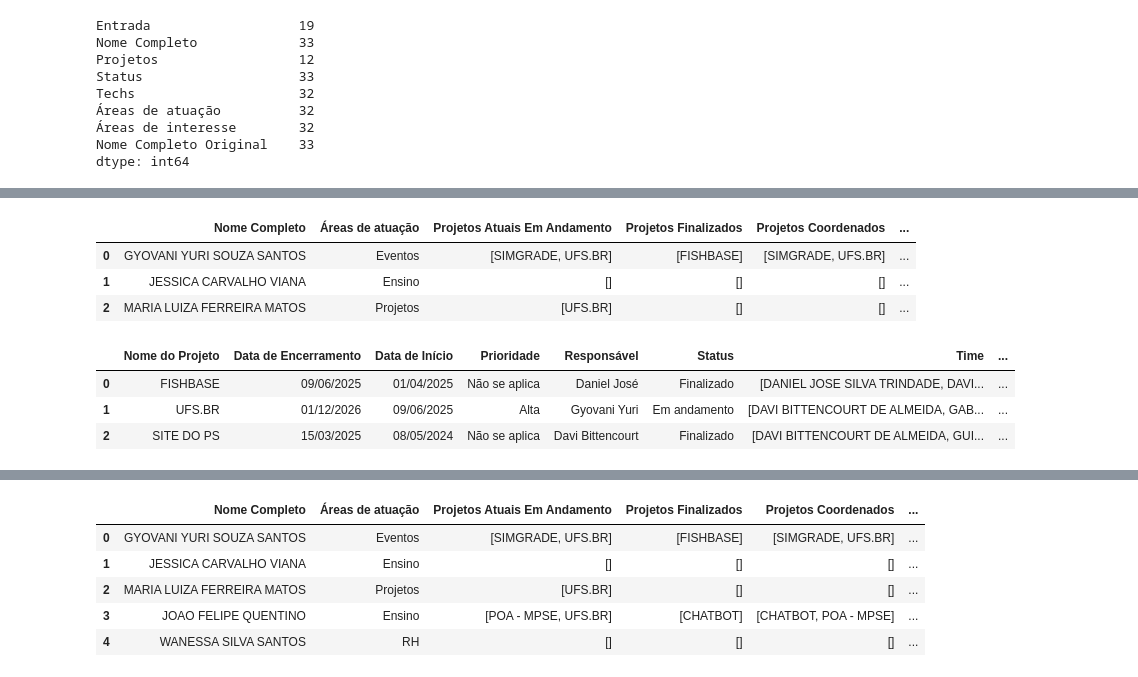
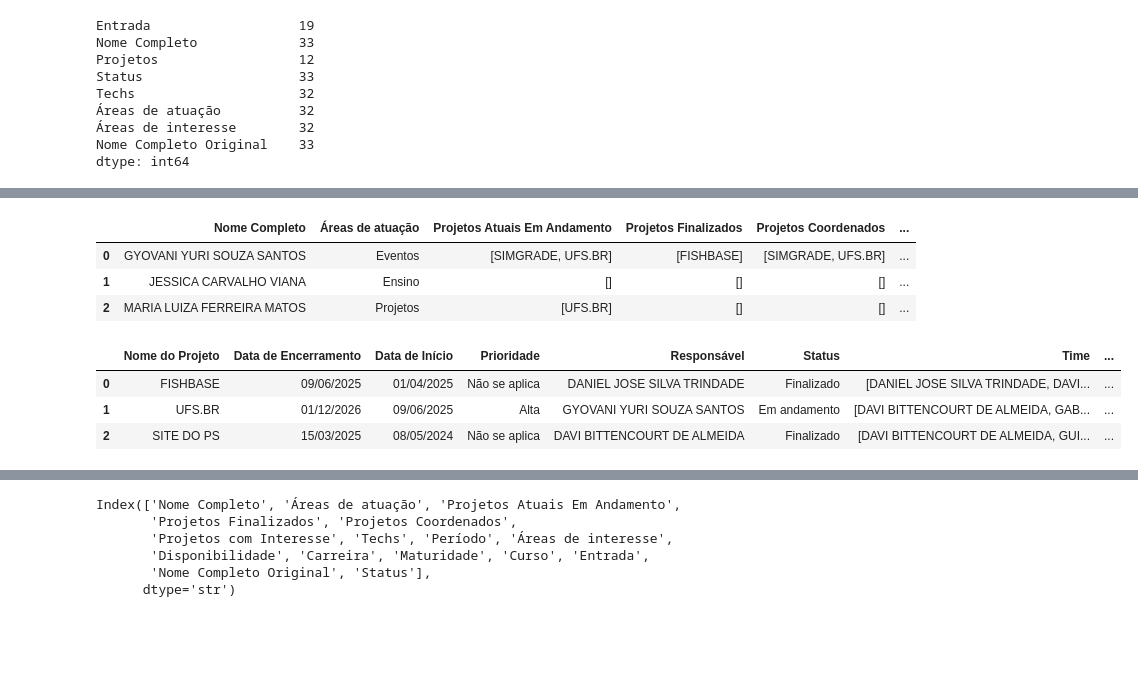
Before and after one commit to LauaneMorais/SimMAP, a Jupyter notebook: notebooks/simmap_data_exploration.ipynb, the cells around one changed output, grey strips where cells are left out. Saved outputs shown, nothing was run; the diff lists cells and outputs as text; code cells hidden in the pictures; blank space fills up the shorter version.

Commit message:
feat(notebook): normalizando a coluna de 'Responsável'

```diff
--- a/notebooks/simmap_data_exploration.ipynb
+++ b/notebooks/simmap_data_exploration.ipynb
@@ -230,14 +230,34 @@ df_projetos[time_col] = df_projetos[time_col].apply(
     ]
 )
 
+# Padroniza Responsável para usar as chaves canônicas presentes em df["Nome Completo"].
+responsavel_col = "Responsável"
+df_projetos[responsavel_col] = df_projetos[responsavel_col].apply(
+    lambda value: ", ".join(
+        [
+            nome
+            for nome in (
+                normalizar_participante(item, nome_lookup)
+                for item in split_participantes(value)
+            )
+            if nome is not None
+        ]
+    ) if not pd.isna(value) else value
+)
+
 series_projetos = build_project_series(
     df_projetos=df_projetos,
     nome_lookup=nome_lookup,
     project_col="Nome do Projeto",
     time_col=time_col,
-    responsavel_col="Responsável",
+    responsavel_col=responsavel_col,
     status_col="Status",
 )
+
+# Evita colisões ao reexecutar a célula no mesmo kernel.
+for base_col in series_projetos.keys():
+    for suffix in ["", "_x", "_y"]:
+        df = df.drop(columns=[f"{base_col}{suffix}"], errors="ignore")
 
 # Aplica no df mantendo Nome Completo como chave
 for serie in series_projetos.values():
@@ -278,37 +298,38 @@ df_projetos, df = standardize_project_keys(
         "Projetos com Interesse",
     ],
     aliases=project_aliases,
     report_unmatched=True,
 )
 
 # Removendo colunas sobre projetos que não fazem mais sentido
 df = df.drop(columns=["projetosAtuais", "Projetos Atuais"], errors="ignore")
 
 # Reordenando as colunas do dataframe df
+periodo_col = "periodo" if "periodo" in df.columns else "Período"
 cols = [
     "Nome Completo",
     "Áreas de atuação",
     "Projetos Atuais Em Andamento",
     "Projetos Finalizados",
     "Projetos Coordenados",
     "Projetos com Interesse",
-    "periodo",
+    periodo_col,
 ]
 
 rest = [col for col in df.columns if col not in cols]
 df = df[cols + rest]
 
 display(df.head(3))
 display(df_projetos.head(3))
 # %% [output]
 |  | Nome Completo | Áreas de atuação | Projetos Atuais Em Andamento | Projetos Finalizados | Projetos Coordenados | ... |
 | 0 | GYOVANI YURI SOUZA SANTOS | Eventos | [SIMGRADE, UFS.BR] | [FISHBASE] | [SIMGRADE, UFS.BR] | ... |
 | 1 | JESSICA CARVALHO VIANA | Ensino | [] | [] | [] | ... |
 | 2 | MARIA LUIZA FERREIRA MATOS | Projetos | [UFS.BR] | [] | [] | ... |
 |  | Nome do Projeto | Data de Encerramento | Data de Início | Prioridade | Responsável | Status | Time | ... |
-| 0 | FISHBASE | 09/06/2025 | 01/04/2025 | Não se aplica | Daniel José | Finalizado | [DANIEL JOSE SILVA TRINDADE, DAVI... | ... |
-| 1 | UFS.BR | 01/12/2026 | 09/06/2025 | Alta | Gyovani Yuri | Em andamento | [DAVI BITTENCOURT DE ALMEIDA, GAB... | ... |
-| 2 | SITE DO PS | 15/03/2025 | 08/05/2024 | Não se aplica | Davi Bittencourt | Finalizado | [DAVI BITTENCOURT DE ALMEIDA, GUI... | ... |
+| 0 | FISHBASE | 09/06/2025 | 01/04/2025 | Não se aplica | DANIEL JOSE SILVA TRINDADE | Finalizado | [DANIEL JOSE SILVA TRINDADE, DAVI... | ... |
+| 1 | UFS.BR | 01/12/2026 | 09/06/2025 | Alta | GYOVANI YURI SOUZA SANTOS | Em andamento | [DAVI BITTENCOURT DE ALMEIDA, GAB... | ... |
+| 2 | SITE DO PS | 15/03/2025 | 08/05/2024 | Não se aplica | DAVI BITTENCOURT DE ALMEIDA | Finalizado | [DAVI BITTENCOURT DE ALMEIDA, GUI... | ... |
 # %%
 # Buscar todos os projetos presentes no Dataframe df para padronizar os nomes dos projetos nos dois Dataframes
 colunas_candidatas = [
@@ -414,14 +435,14 @@ cols = [
 rest = [col for col in df.columns if col not in cols]
 df = df[cols + rest]
 
-df.head(5)
+df.columns
 # %% [output]
-|  | Nome Completo | Áreas de atuação | Projetos Atuais Em Andamento | Projetos Finalizados | Projetos Coordenados | ... |
-| 0 | GYOVANI YURI SOUZA SANTOS | Eventos | [SIMGRADE, UFS.BR] | [FISHBASE] | [SIMGRADE, UFS.BR] | ... |
-| 1 | JESSICA CARVALHO VIANA | Ensino | [] | [] | [] | ... |
-| 2 | MARIA LUIZA FERREIRA MATOS | Projetos | [UFS.BR] | [] | [] | ... |
-| 3 | JOAO FELIPE QUENTINO | Ensino | [POA - MPSE, UFS.BR] | [CHATBOT] | [CHATBOT, POA - MPSE] | ... |
-| 4 | WANESSA SILVA SANTOS | RH | [] | [] | [] | ... |
+Index(['Nome Completo', 'Áreas de atuação', 'Projetos Atuais Em Andamento',
+       'Projetos Finalizados', 'Projetos Coordenados',
+       'Projetos com Interesse', 'Techs', 'Período', 'Áreas de interesse',
+       'Disponibilidade', 'Carreira', 'Maturidade', 'Curso', 'Entrada',
+       'Nome Completo Original', 'Status'],
+      dtype='str')
 # %%
 # Organizando as colunas do df_projetos
 cols = [
```
Also changed, not shown: parts of 5 cells of this notebook.
